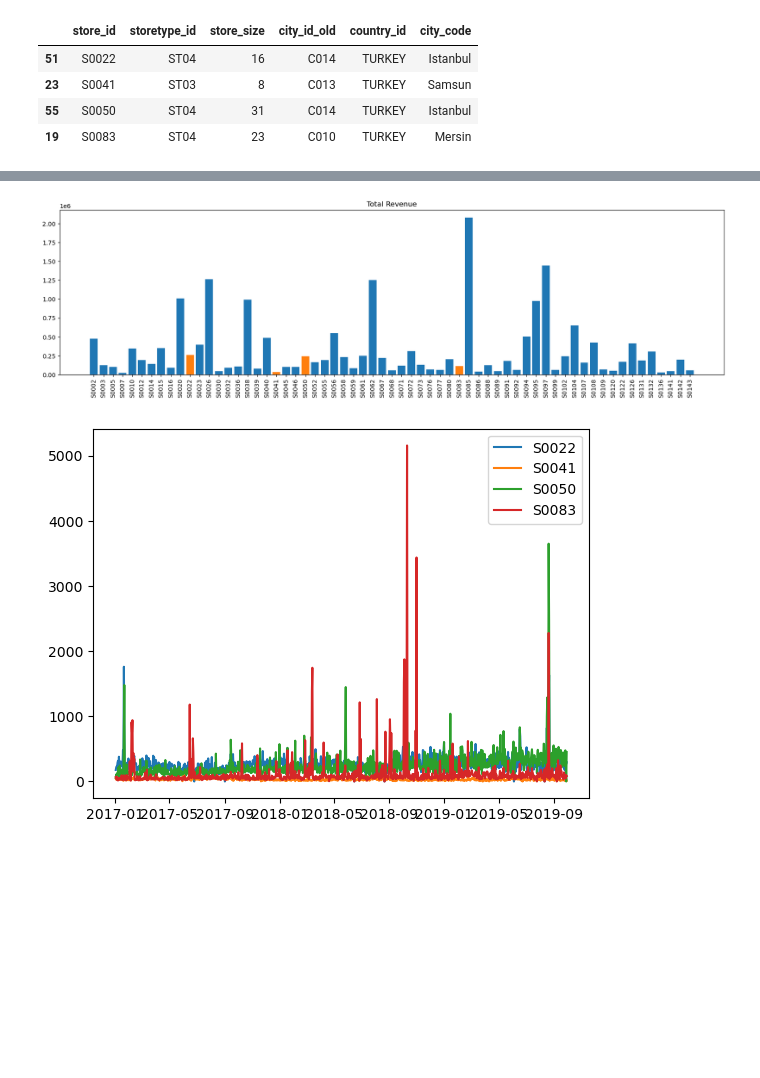
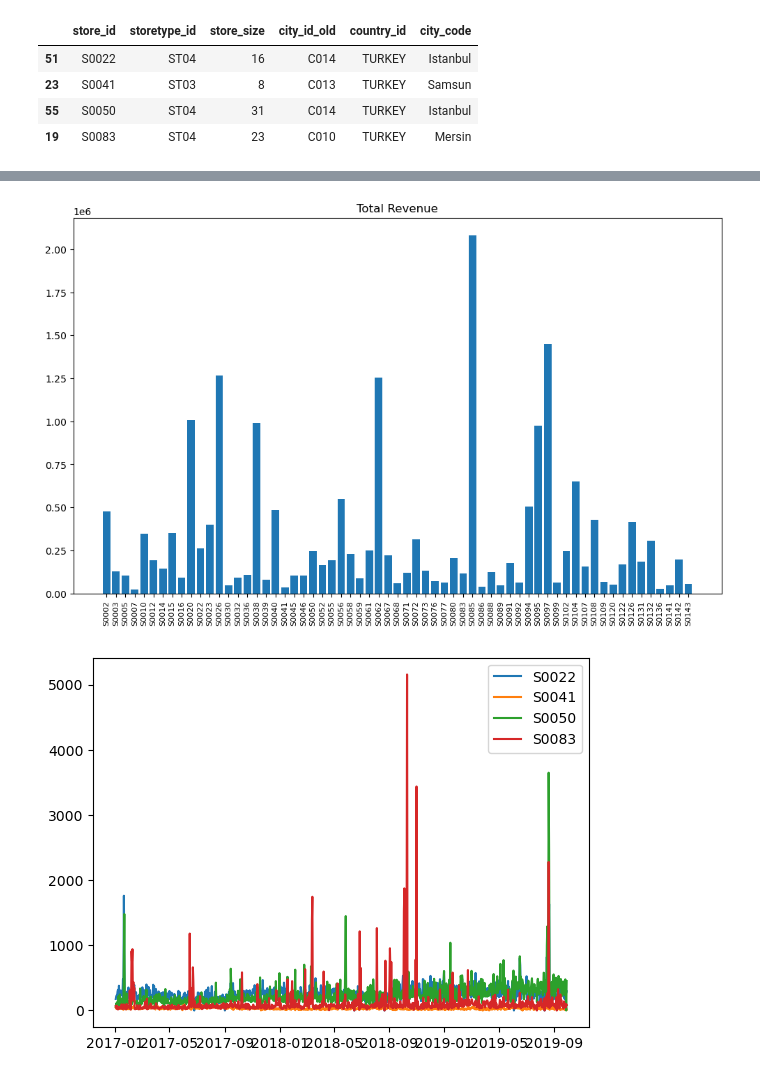
Before and after one commit to TIVEAA/Project_II, a Jupyter notebook: PCA_analysis.ipynb, the cells around one changed output, grey strips where cells are left out. Cells and saved outputs as stored; diff of their text form; code cells hidden in the pictures; blank space fills up the shorter version.

```diff
--- a/PCA_analysis.ipynb
+++ b/PCA_analysis.ipynb
@@ -322,6 +541,6 @@ cities[cities["store_id"].isin(component_store_ids)].sort_values(by=["store_id"]
 # %%
 sales_sum = sales_grouped.groupby("store_id").sum()
 sales_sum = sales_sum.reset_index()
-sales_sum_cut = sales_sum[sales_sum["store_id"].isin(component_store_ids)]
-sales_sum_cut.set_index("store_id", inplace = True)
-sales_sum.set_index("store_id", inplace = True)
+# sales_sum_cut = sales_sum[sales_sum["store_id"].isin(component_store_ids)]
+# sales_sum_cut.set_index("store_id", inplace = True)
+# sales_sum.set_index("store_id", inplace = True)
@@ -328,5 +575,6 @@ sales_sum.set_index("store_id", inplace = True)
 # %%
-sales_sum_cut
+sales_sum = sales_sum.set_index("store_id")
+sales_sum
 # %% [output]
 |  | revenue |
 | store_id |  |
@@ -337,11 +593,11 @@ sales_sum_cut
 # %%
-fig = plt.figure(figsize = (20,5))
+fig = plt.figure(figsize = (12,7))
 plt.bar(sales_sum.index, sales_sum["revenue"])
-plt.bar(sales_sum_cut.index, sales_sum_cut["revenue"])
+# plt.bar(sales_sum_cut.index, sales_sum_cut["revenue"])
 plt.title("Total Revenue")
-plt.xticks(sales_sum.index, rotation='vertical');
+plt.xticks(sales_sum.index, rotation='vertical', fontsize = "8");
 # %% [output]
-[figure, old version]
+[figure, new version]
 # %%
 plt.plot(sales_grouped[sales_grouped["store_id"] == "S0022"].loc[:,"revenue"], label = "S0022")
 plt.plot(sales_grouped[sales_grouped["store_id"] == "S0041"].loc[:,"revenue"], label = "S0041")
```
Also changed, not shown: parts of 49 cells of this notebook.
